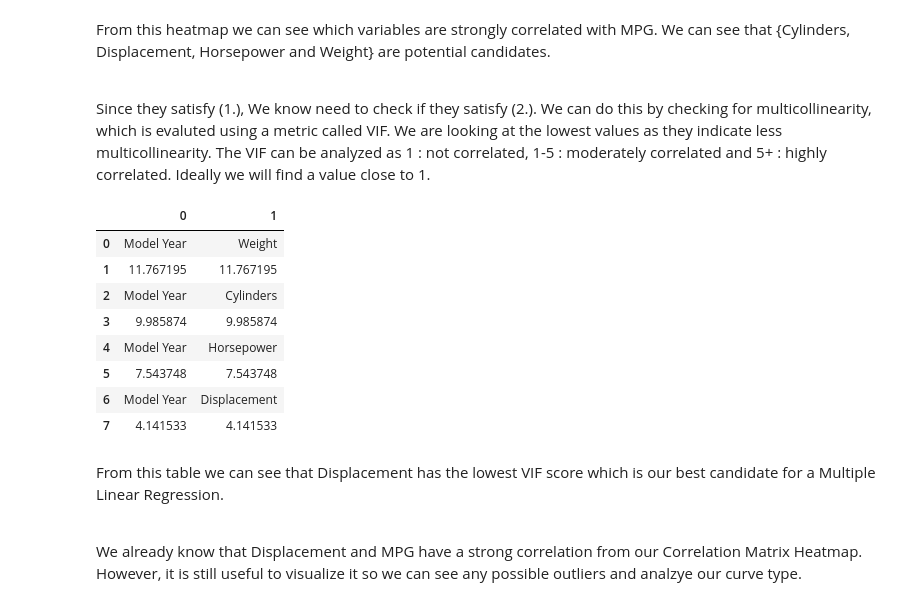
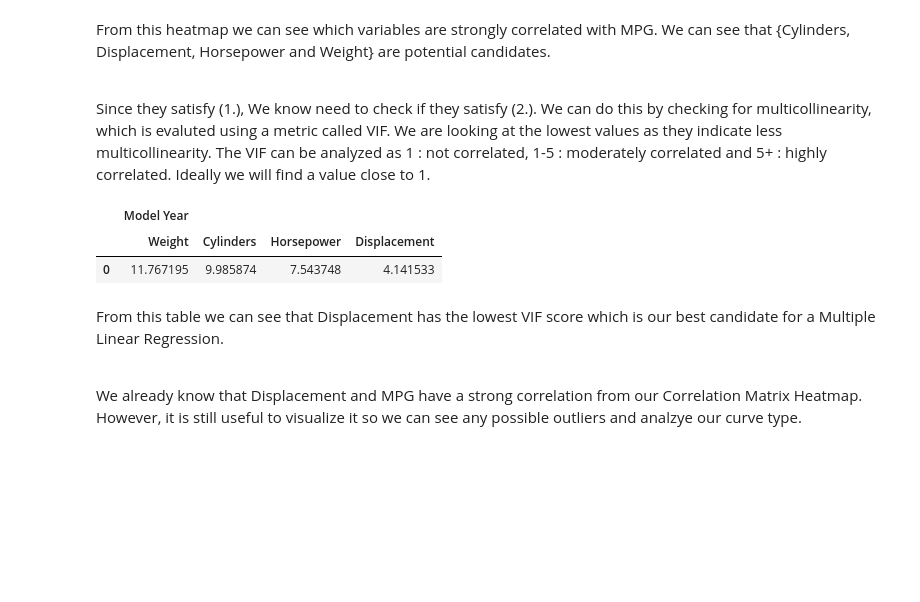
Before and after one commit to adenletchworth/Auto-MPG-Data-Analysis, a Jupyter notebook: dataAnalysis.ipynb, the cells around one changed output. Cells and saved outputs as stored; diff of their text form; code cells hidden in the pictures; blank space fills up the shorter version.

Commit message:
Improved VIF table

```diff
--- a/dataAnalysis.ipynb
+++ b/dataAnalysis.ipynb
@@ -233,25 +232,21 @@ Since they satisfy (1.), We know need to check if they satisfy (2.). We can do t
 # %%
 X_var = [df[['Model Year','Weight']],df[['Model Year','Cylinders']],df[['Model Year','Horsepower']],df[['Model Year','Displacement']]] # get all of our correlated variables
 
-vif_data = [] # get empty list
+vif_data = {} # get empty list
 
 for X_vars in X_var: # for each of the correlated variables
-    vif_data.append(X_vars.columns) # add the name of the variables
-    vif_data.append([variance_inflation_factor(X_vars.values, i) for i in range(len(X_vars.columns))]) # add the VIF
+    value = [variance_inflation_factor(X_vars.values, i) for i in range(len(X_vars.columns))]
+    vif_data[tuple(X_vars.columns)] = value # add the name of the variables
+
 
 vif_data=pd.DataFrame(vif_data) # turn into Data Frame
+vif_data = vif_data.drop(index=vif_data.index[1])
 
 vif_data # print table
 # %% [output]
-|  | 0 | 1 |
-| 0 | Model Year | Weight |
-| 1 | 11.767195 | 11.767195 |
-| 2 | Model Year | Cylinders |
-| 3 | 9.985874 | 9.985874 |
-| 4 | Model Year | Horsepower |
-| 5 | 7.543748 | 7.543748 |
-| 6 | Model Year | Displacement |
-| 7 | 4.141533 | 4.141533 |
+|  | Model Year |  |  |  |
+|  | Weight | Cylinders | Horsepower | Displacement |
+| 0 | 11.767195 | 9.985874 | 7.543748 | 4.141533 |
 # %% [markdown]
 From this table we can see that Displacement has the lowest VIF score which is our best candidate for a Multiple Linear Regression.
 
```
Also changed, not shown: parts of 4 cells of this notebook, 1 other file.
